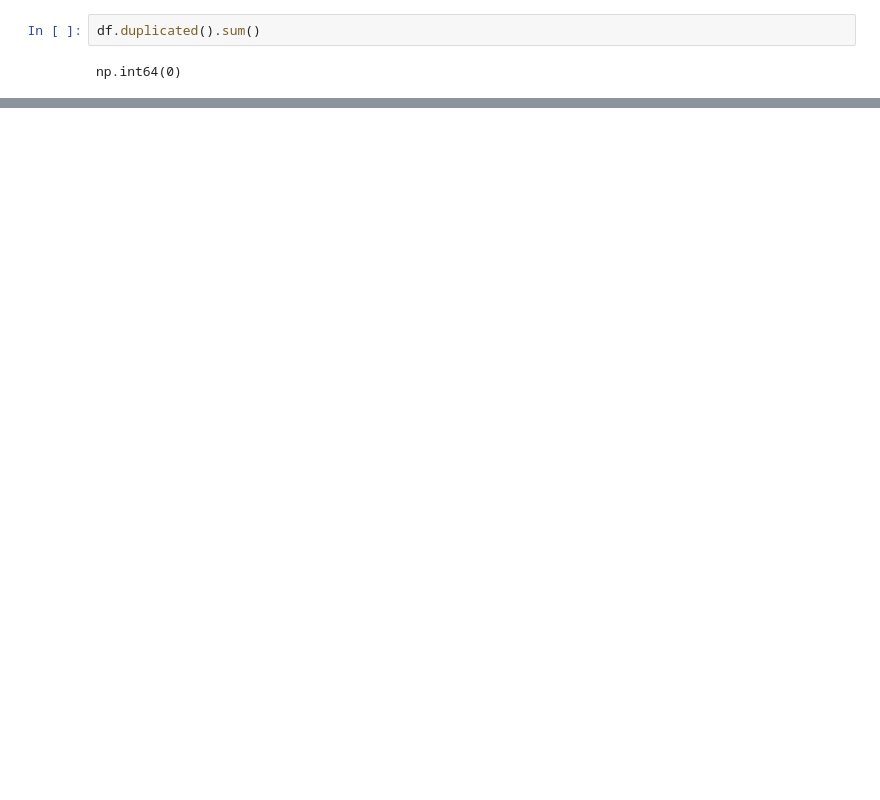
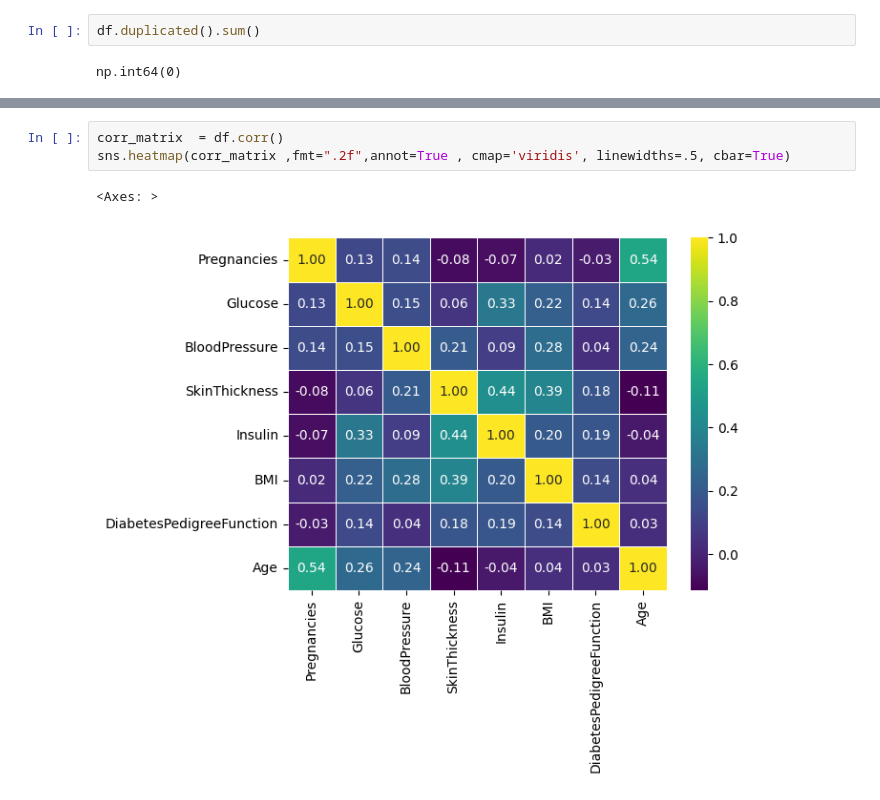
Before and after one commit to epsilon403/analyse_Risque_Diabete, a Jupyter notebook: Untitled.ipynb, the cells around one changed output, grey strips where cells are left out. Drawn from its saved outputs; the diff is of its cells as text; blank space fills up the shorter version.

```diff
--- a/Untitled.ipynb
+++ b/Untitled.ipynb
@@ -116,0 +127,6 @@ np.int64(0)
+# %%
+corr_matrix  = df.corr()
+sns.heatmap(corr_matrix ,fmt=".2f",annot=True , cmap='viridis', linewidths=.5, cbar=True)
+# %% [output]
+<Axes: >
+[figure, added]
```
Also changed, not shown: parts of 21 cells of this notebook.
